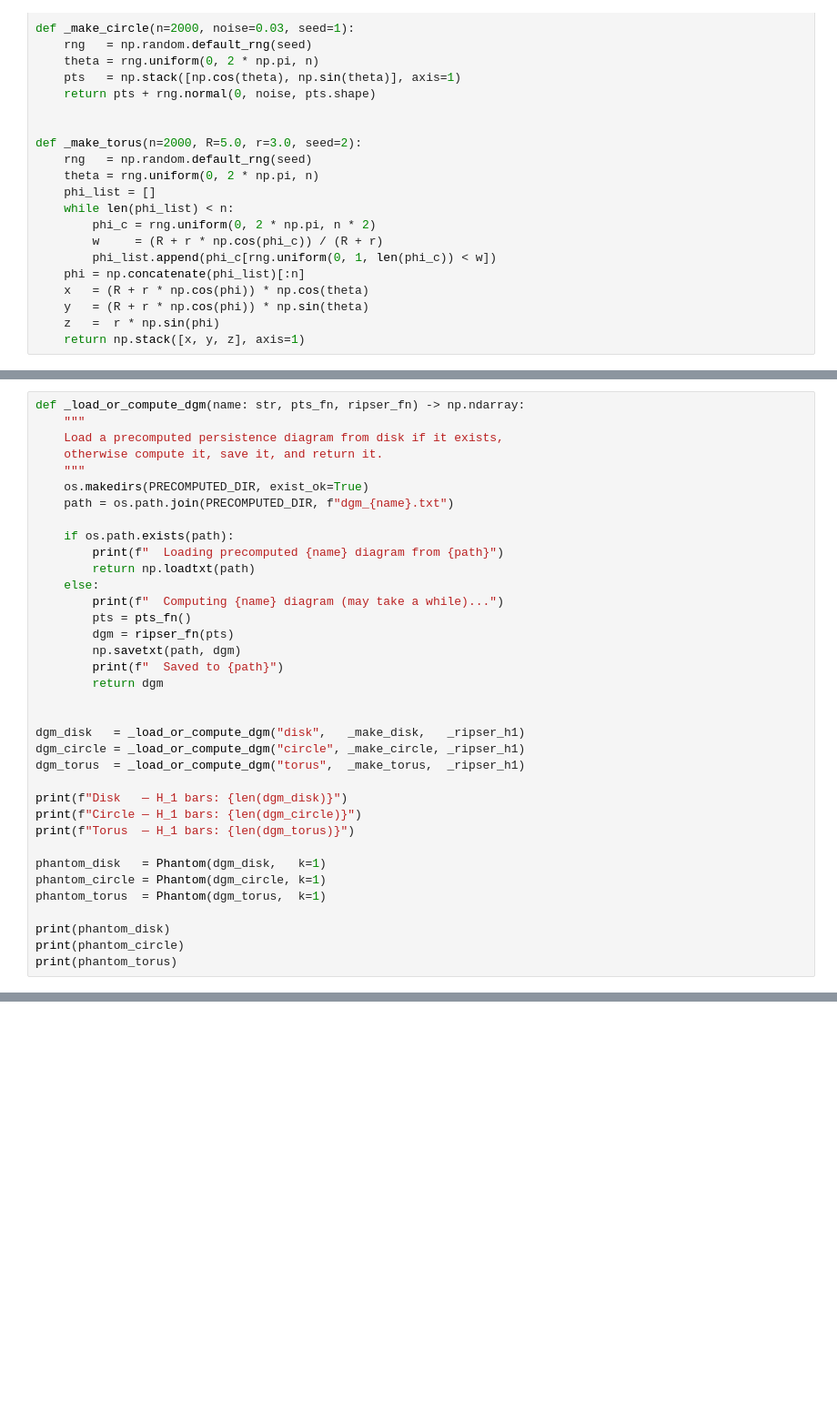
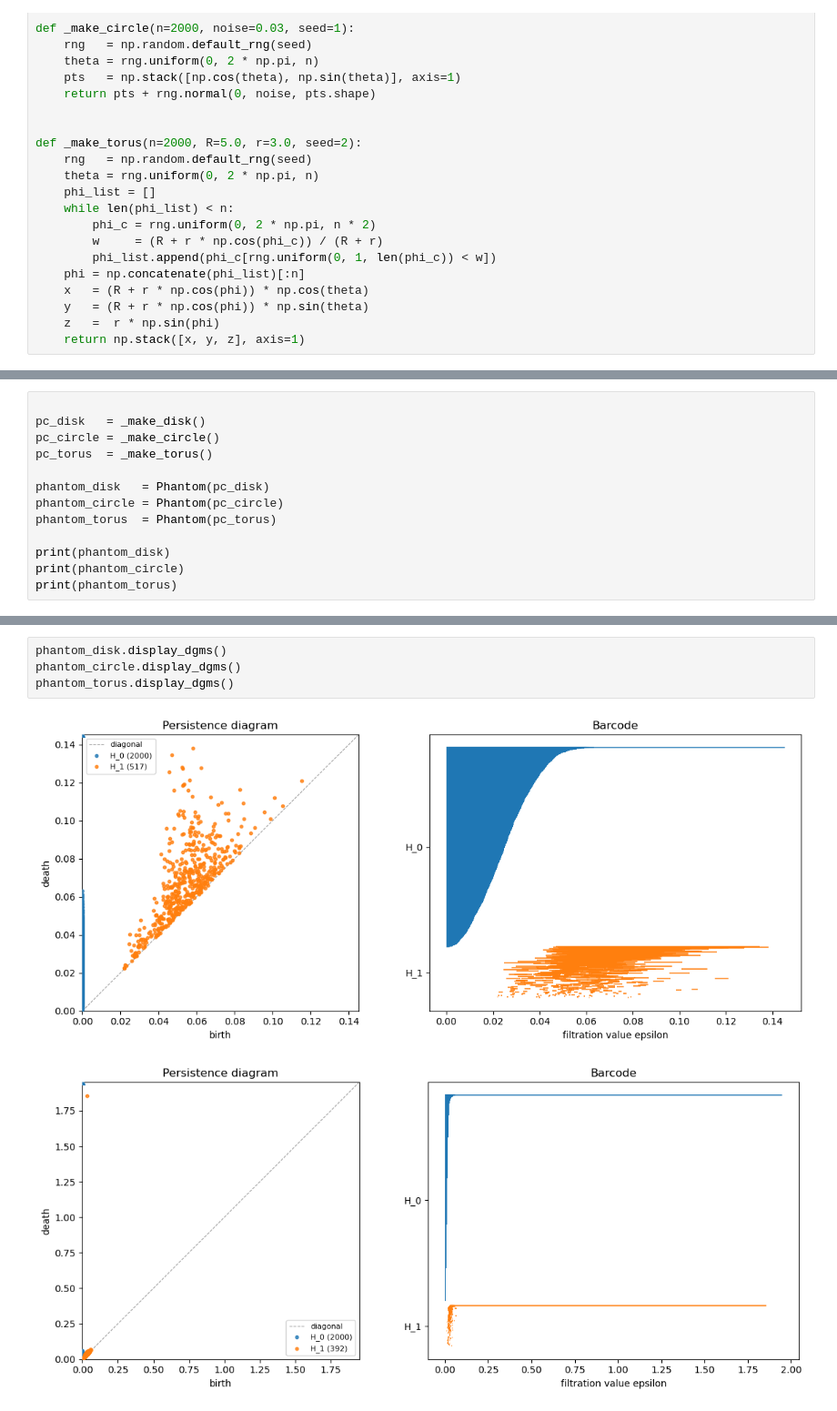
Before and after one commit to SherllyNeo/TDA-PHANTOM, a Jupyter notebook: examples/bottleneck_hypothesis_test.ipynb, the cells around one changed output, grey strips where cells are left out. Shown at 91% size. Cells and saved outputs as stored; diff of their text form; blank space fills up the shorter version.

```diff
--- a/examples/bottleneck_hypothesis_test.ipynb
+++ b/examples/bottleneck_hypothesis_test.ipynb
@@ -50,35 +44,12 @@ def _ripser_h1(pts):
 # %%
-def _load_or_compute_dgm(name: str, pts_fn, ripser_fn) -> np.ndarray:
-    """
-    Load a precomputed persistence diagram from disk if it exists,
-    otherwise compute it, save it, and return it.
-    """
-    os.makedirs(PRECOMPUTED_DIR, exist_ok=True)
-    path = os.path.join(PRECOMPUTED_DIR, f"dgm_{name}.txt")
 
-    if os.path.exists(path):
-        print(f"  Loading precomputed {name} diagram from {path}")
-        return np.loadtxt(path)
-    else:
-        print(f"  Computing {name} diagram (may take a while)...")
-        pts = pts_fn()
-        dgm = ripser_fn(pts)
-        np.savetxt(path, dgm)
-        print(f"  Saved to {path}")
-        return dgm
+pc_disk   = _make_disk()
+pc_circle = _make_circle()
+pc_torus  = _make_torus()
 
-
-dgm_disk   = _load_or_compute_dgm("disk",   _make_disk,   _ripser_h1)
-dgm_circle = _load_or_compute_dgm("circle", _make_circle, _ripser_h1)
-dgm_torus  = _load_or_compute_dgm("torus",  _make_torus,  _ripser_h1)
-
-print(f"Disk   — H_1 bars: {len(dgm_disk)}")
-print(f"Circle — H_1 bars: {len(dgm_circle)}")
-print(f"Torus  — H_1 bars: {len(dgm_torus)}")
-
-phantom_disk   = Phantom(dgm_disk,   k=1)
-phantom_circle = Phantom(dgm_circle, k=1)
-phantom_torus  = Phantom(dgm_torus,  k=1)
+phantom_disk   = Phantom(pc_disk)
+phantom_circle = Phantom(pc_circle)
+phantom_torus  = Phantom(pc_torus)
 
 print(phantom_disk)
 print(phantom_circle)
@@ -95,0 +81,7 @@ Phantom(H_1, 533 bars: 533 finite, 0 infinite)
+# %%
+phantom_disk.display_dgms()
+phantom_circle.display_dgms()
+phantom_torus.display_dgms()
+# %% [output]
+[figure, added]
+[figure, added]
```
Also changed, not shown: parts of 5 cells of this notebook, 4 other files.
